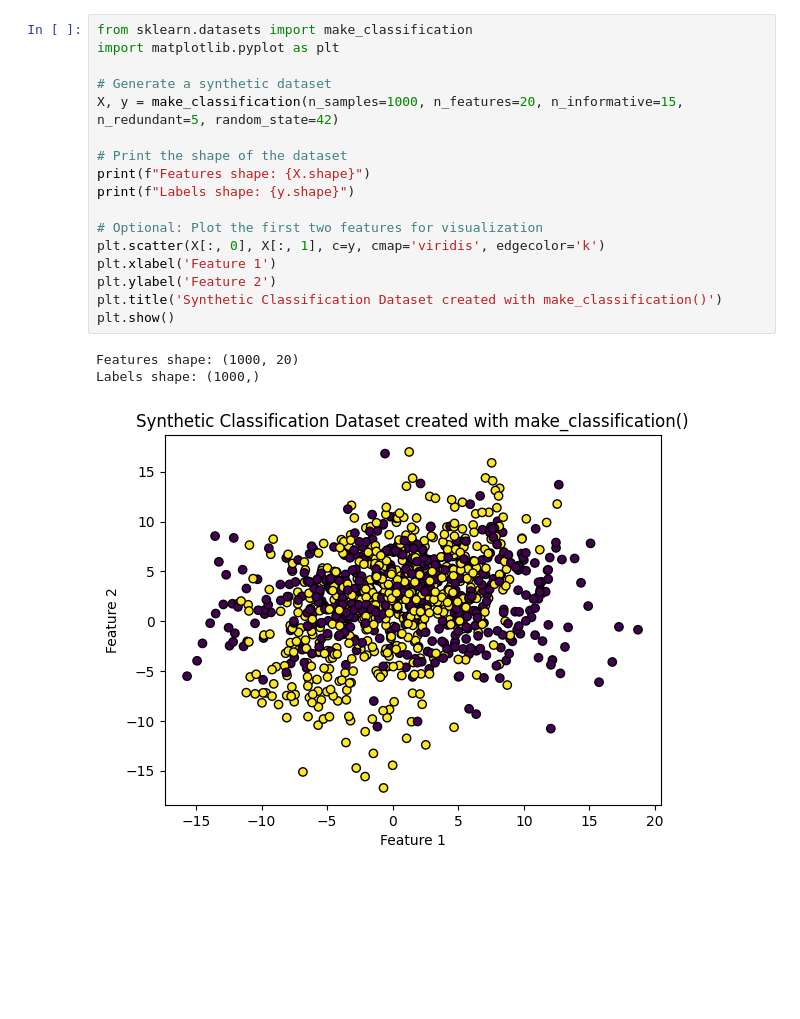
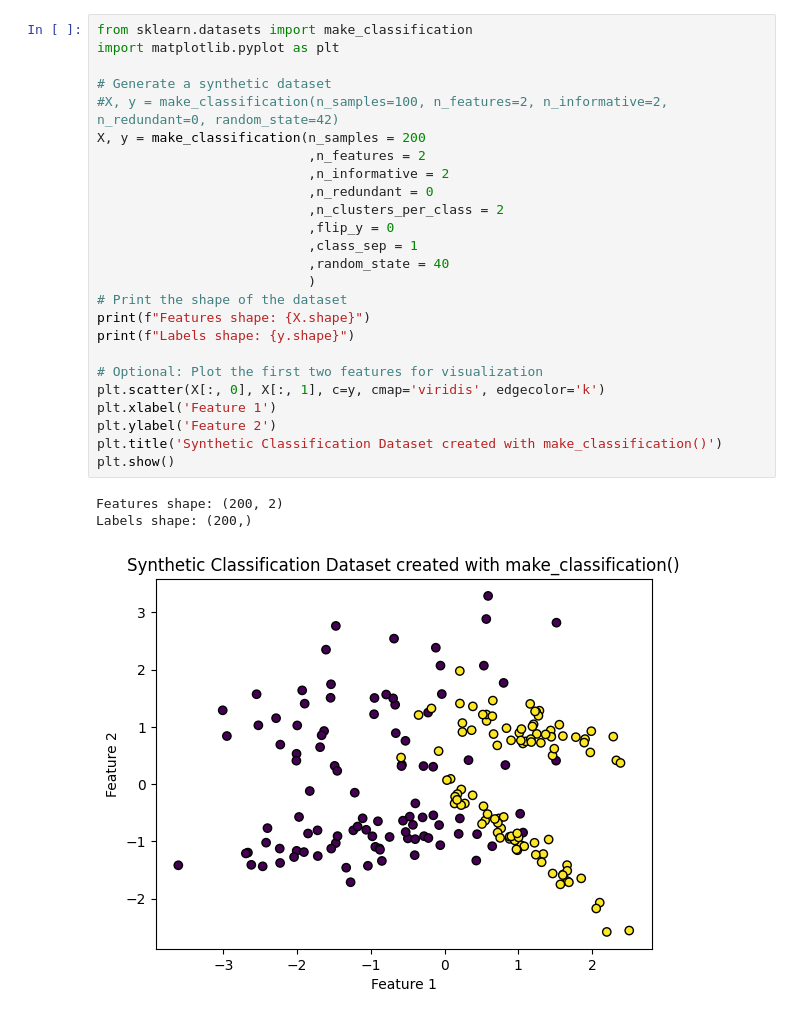
Before and after one commit to rjhalliday/python-examples, a Jupyter notebook: scikit_make_classification_examples.ipynb, the cells around one changed output. Saved outputs shown, nothing was run; the diff lists cells and outputs as text; blank space fills up the shorter version.

```diff
--- a/scikit_make_classification_examples.ipynb
+++ b/scikit_make_classification_examples.ipynb
@@ -9,21 +19,29 @@ The make_classification function in scikit-learn is used to generate synthetic d
 # %%
 from sklearn.datasets import make_classification
 import matplotlib.pyplot as plt
 
 # Generate a synthetic dataset
-X, y = make_classification(n_samples=1000, n_features=20, n_informative=15, n_redundant=5, random_state=42)
-
+#X, y = make_classification(n_samples=100, n_features=2, n_informative=2, n_redundant=0, random_state=42)
+X, y = make_classification(n_samples = 200
+                           ,n_features = 2
+                           ,n_informative = 2
+                           ,n_redundant = 0
+                           ,n_clusters_per_class = 2
+                           ,flip_y = 0
+                           ,class_sep = 1
+                           ,random_state = 40
+                           )
 # Print the shape of the dataset
 print(f"Features shape: {X.shape}")
 print(f"Labels shape: {y.shape}")
 
 # Optional: Plot the first two features for visualization
 plt.scatter(X[:, 0], X[:, 1], c=y, cmap='viridis', edgecolor='k')
 plt.xlabel('Feature 1')
 plt.ylabel('Feature 2')
 plt.title('Synthetic Classification Dataset created with make_classification()')
 plt.show()
 # %% [output]
-Features shape: (1000, 20)
-Labels shape: (1000,)
+Features shape: (200, 2)
+Labels shape: (200,)
-[figure, old version]
+[figure, new version]
```
Also changed, not shown: parts of 1 cell of this notebook.
